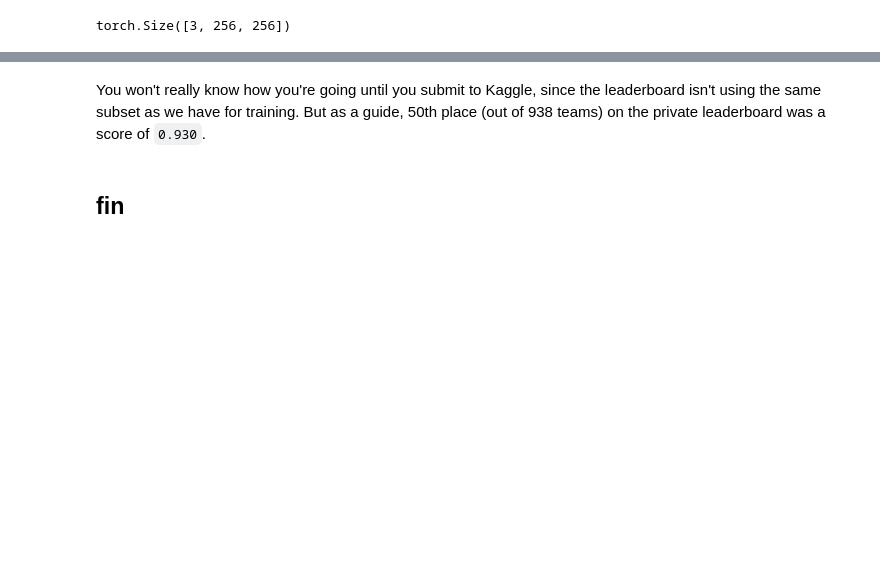
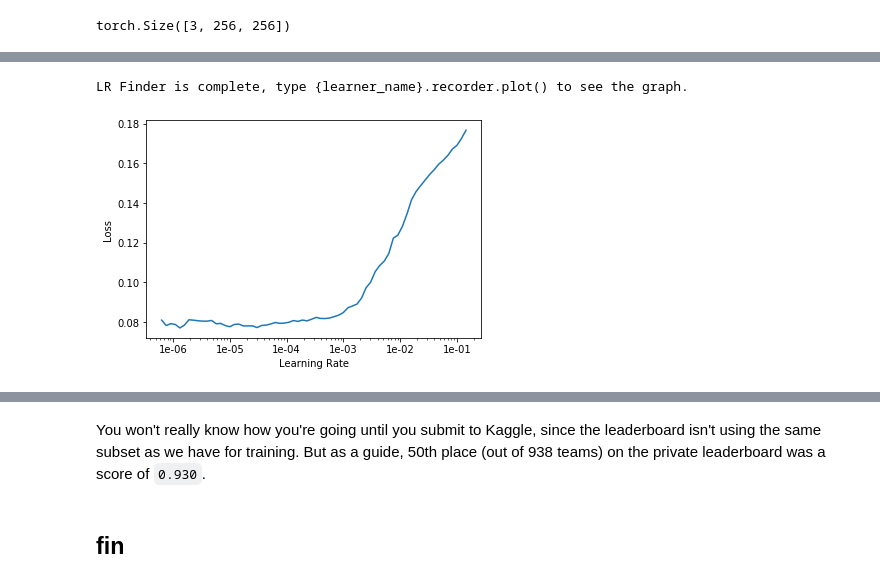
Before and after one commit to anurag89sharma/fastai-course-v3, a Jupyter notebook: dl1/lesson3-planet.ipynb, the cells around one changed output, grey strips where cells are left out. Saved outputs shown, nothing was run; the diff lists cells and outputs as text; code cells hidden in the pictures; blank space fills up the shorter version.

```diff
--- a/dl1/lesson3-planet.ipynb
+++ b/dl1/lesson3-planet.ipynb
@@ -176,3 +174,7 @@ Total time: 09:01
 learn.save('stage-1-256-rn50')
 # %%
 learn.unfreeze()
+# %%
+learn.lr_find()
+learn.recorder.plot()
+# %% [output]
@@ -178,0 +182,2 @@ learn.unfreeze()
+LR Finder is complete, type {learner_name}.recorder.plot() to see the graph.
+[figure, added]
```
Also changed, not shown: parts of 13 cells of this notebook.
